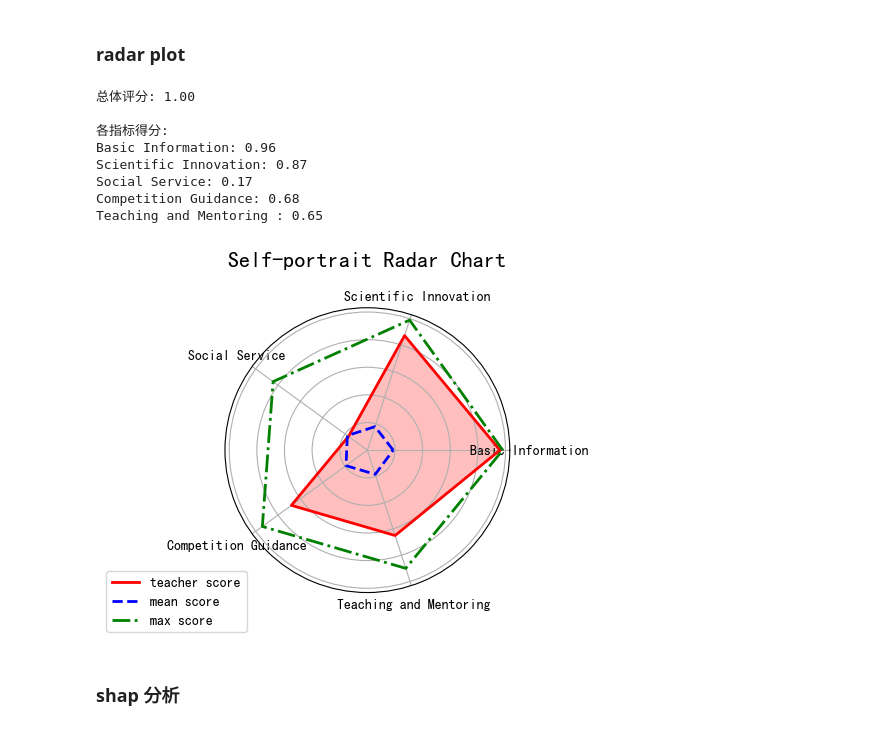
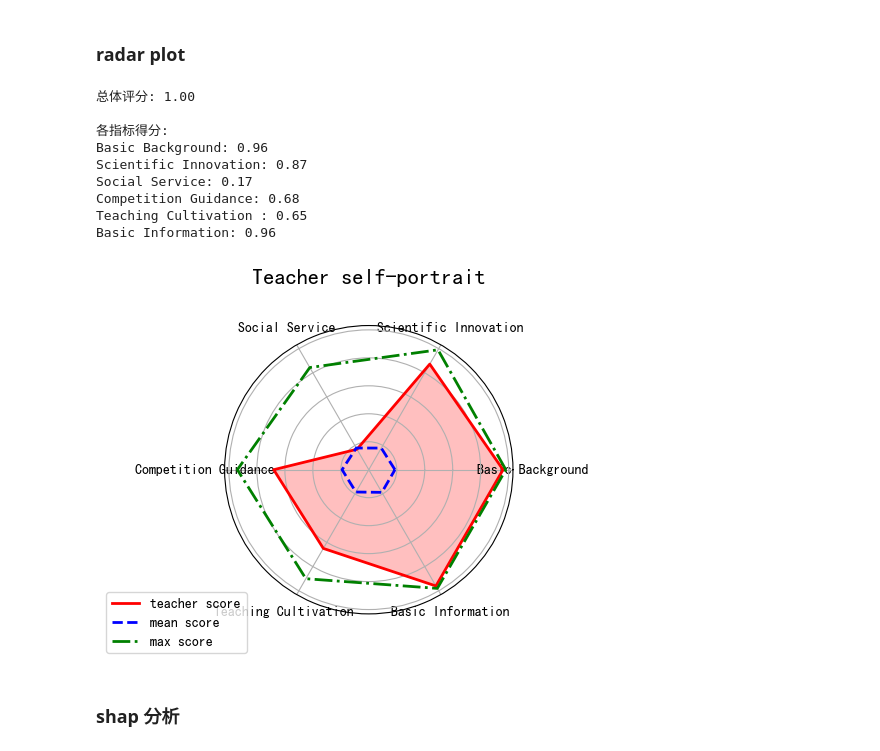
Before and after one commit to SVIL2024/teacher_cascade_evaluation, a Jupyter notebook: cascade_eng.ipynb, the cells around one changed output. Cells and saved outputs as stored; diff of their text form; code cells hidden in the pictures.

```diff
--- a/cascade_eng.ipynb
+++ b/cascade_eng.ipynb
@@ -552,37 +552,38 @@ primary_scores, overall_score = generate_teacher_profile(overall_model, \
                                                             teacher_idx)
 # 计算平均得分
 avg_scores = {}
 max_scores = {}
 
 # 遍历每个一级指标及其对应的模型
 for metric, model in group_models.items():
     # 获取该模型所使用的特征列
     features = zb_features[metric]
 
     # 使用模型进行预测
     second_x = second_scaler[metric].transform(X[features])
     predictions = model.predict(second_x)
 
     # 计算平均得分和最高得分
     avg_scores[metric] = np.mean(predictions)
     max_scores[metric] = np.max(predictions)
 # 6. 可视化
 print(f"总体评分: {overall_score:.2f}")
 print("\n各指标得分:")
 for metric, score in primary_scores.items():
     print(f"{metric}: {score:.2f}")
 
-visualize_profiles(primary_scores, avg_scores, max_scores,"Self-portrait Radar Chart")
+visualize_profiles(primary_scores, avg_scores, max_scores,"Teacher self-portrait")
 # %% [output]
 总体评分: 1.00
 
 各指标得分:
-Basic Information: 0.96
+Basic Background: 0.96
 Scientific Innovation: 0.87
 Social Service: 0.17
 Competition Guidance: 0.68
-Teaching and Mentoring : 0.65
+Teaching Cultivation : 0.65
+Basic Information: 0.96
-[figure, old version]
+[figure, new version]
 # %% [markdown]
 ### shap 分析
 # %%
```
Also changed, not shown: parts of 4 cells of this notebook, 2 other files.
